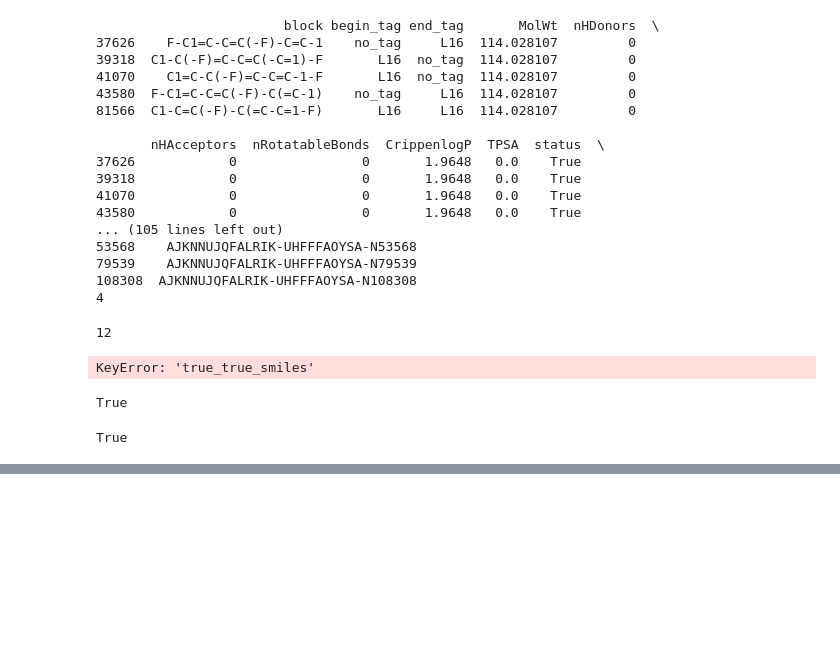
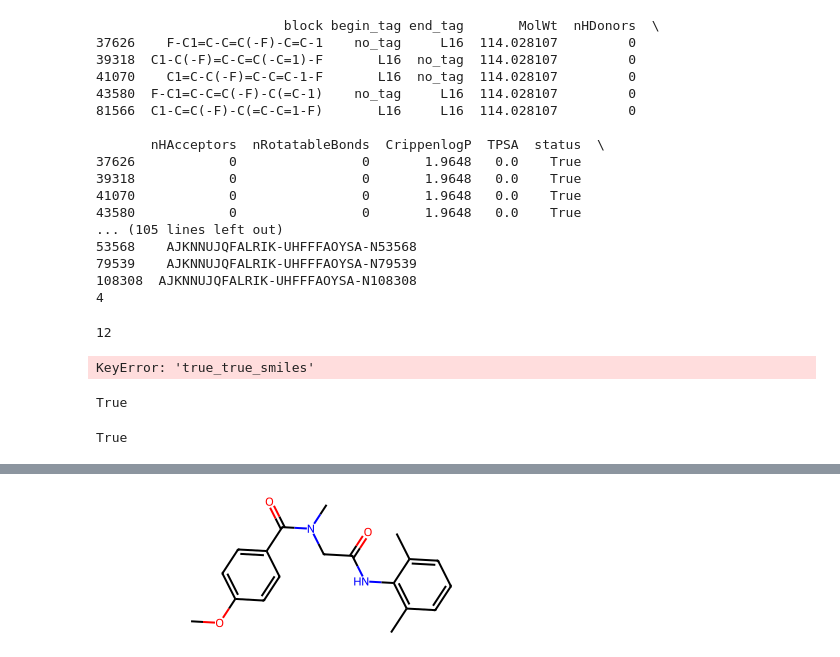
Before and after one commit to haaariiish/Guacamoliency, a Jupyter notebook: notebooks/inchies_key_analysis.ipynb, the cells around one changed output, grey strips where cells are left out. Drawn from its saved outputs; the diff is of its cells as text; code cells hidden in the pictures; blank space fills up the shorter version.

```diff
--- a/notebooks/inchies_key_analysis.ipynb
+++ b/notebooks/inchies_key_analysis.ipynb
@@ -386,0 +803,4 @@ True
+# %%
+mol_error[11][1]
+# %% [output]
+[figure, added]
```
Also changed, not shown: parts of 84 cells of this notebook, 36 other files.
